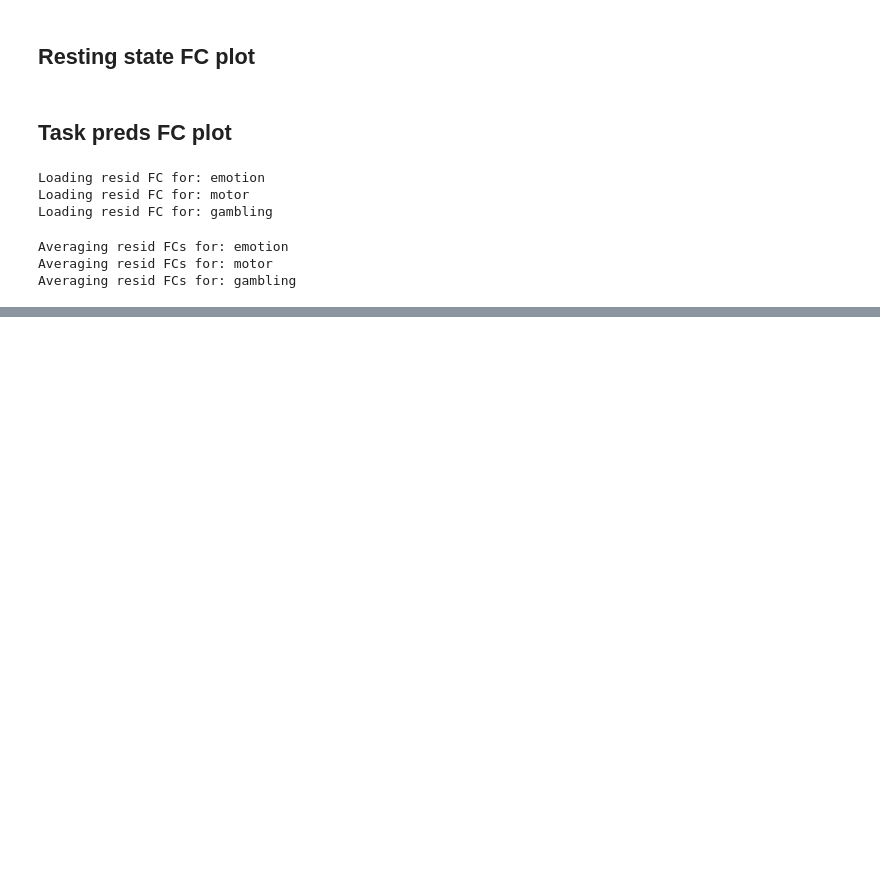
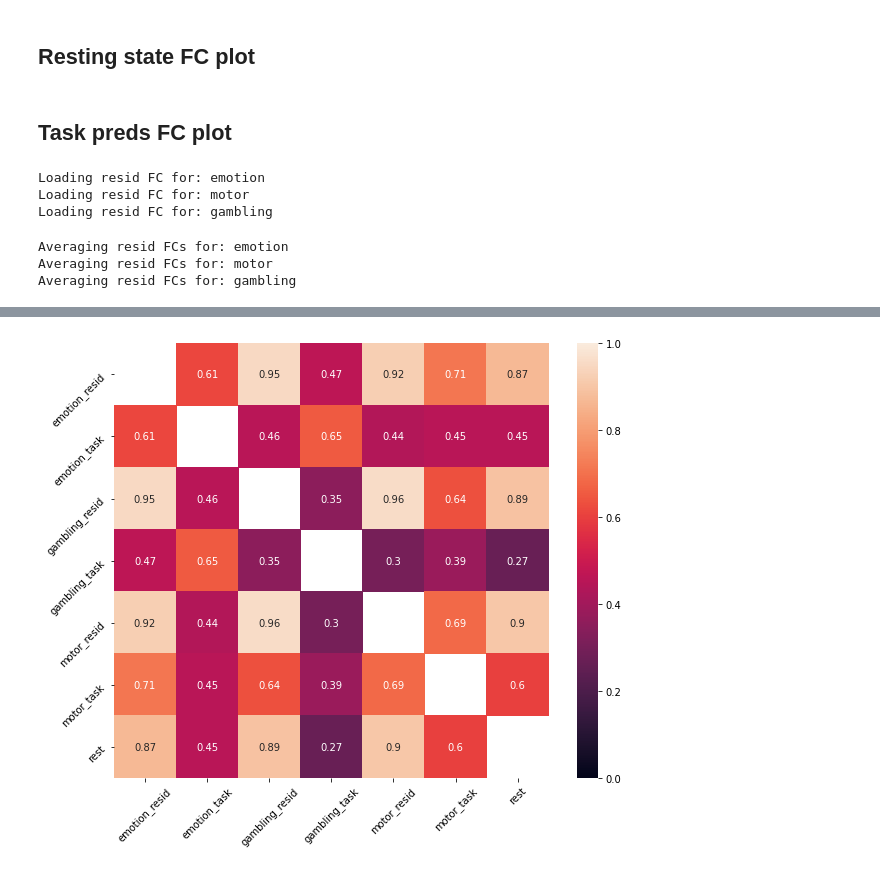
Before and after one commit to zenkavi/neuromatch_project, a Jupyter notebook: notebooks/NMA_project_data_creation.ipynb, the cells around one changed output, grey strips where cells are left out. Saved outputs shown, nothing was run; the diff lists cells and outputs as text; code cells hidden in the pictures; blank space fills up the shorter version.

Commit message:
clean up results and figures

```diff
--- a/notebooks/NMA_project_data_creation.ipynb
+++ b/notebooks/NMA_project_data_creation.ipynb
@@ -424,15 +445,0 @@ Averaging resid FCs for: gambling
-# %%
-plt.rcParams["figure.figsize"][0] = 18
-plt.rcParams["figure.figsize"][1] = 15
-
-fig, ax = plt.subplots(3, 3)
-ax = ax.flatten()
-ax = ax[:7]
-
-task_names = ['emotion_resid', 'motor_resid', 'gambling_resid', 'emotion_task', 'motor_task', 'gambling_task',"rest"]
-
-for a, task_name in zip(ax, task_names):
-    tmp = mpimg.imread(os.path.join(fig_dir, '%s_fc.png'%(task_name)))
-    a.set_title(task_name)
-    a.axis('off')
-    a.imshow(tmp)
@@ -440,0 +474,14 @@ for a, task_name in zip(ax, task_names):
+# %%
+fc_cor_dict = {"rest": rest_fcs_ave,
+               "emotion_resid": resid_fcs_ave['emotion'],
+               "motor_resid": resid_fcs_ave['motor'],
+               "gambling_resid": resid_fcs_ave['gambling'],
+               "emotion_task": task_pred_fcs_ave['emotion'],
+               "motor_task": task_pred_fcs_ave['motor'],
+               "gambling_task": task_pred_fcs_ave['gambling']}
+# %%
+lind = np.tril_indices(rest_fcs_ave.shape[0], k=-1)
+for i in range(fc_cor.shape[0]):
+    tmp1 = fc_cor_dict[fc_cor['fc1'].iloc[i]]
+    tmp2 = fc_cor_dict[fc_cor['fc2'].iloc[i]]
+    fc_cor['cor'].iloc[i] = round(np.corrcoef(tmp1[lind], tmp2[lind])[0, 1], 3)
@@ -440,0 +493,2 @@ for a, task_name in zip(ax, task_names):
+# %%
+fc_cor = fc_cor.pivot("fc1", "fc2", "cor")
@@ -440,0 +507,12 @@ for a, task_name in zip(ax, task_names):
+# %%
+fig, ax = plt.subplots(1, 1, figsize = (10, 8))
+
+sns.heatmap(fc_cor, square=True, vmin = 0, vmax=1, annot= True)
+
+ax.set_ylabel('')
+ax.set_xlabel('')
+plt.yticks(rotation=45)
+plt.xticks(rotation=45)
+plt.savefig(os.path.join(fig_dir, "fc_cor.png"), dpi = 250, bbox_inches='tight')
+# %% [output]
+[figure, added]
```
Also changed, not shown: parts of 16 cells of this notebook, 1 other file.
